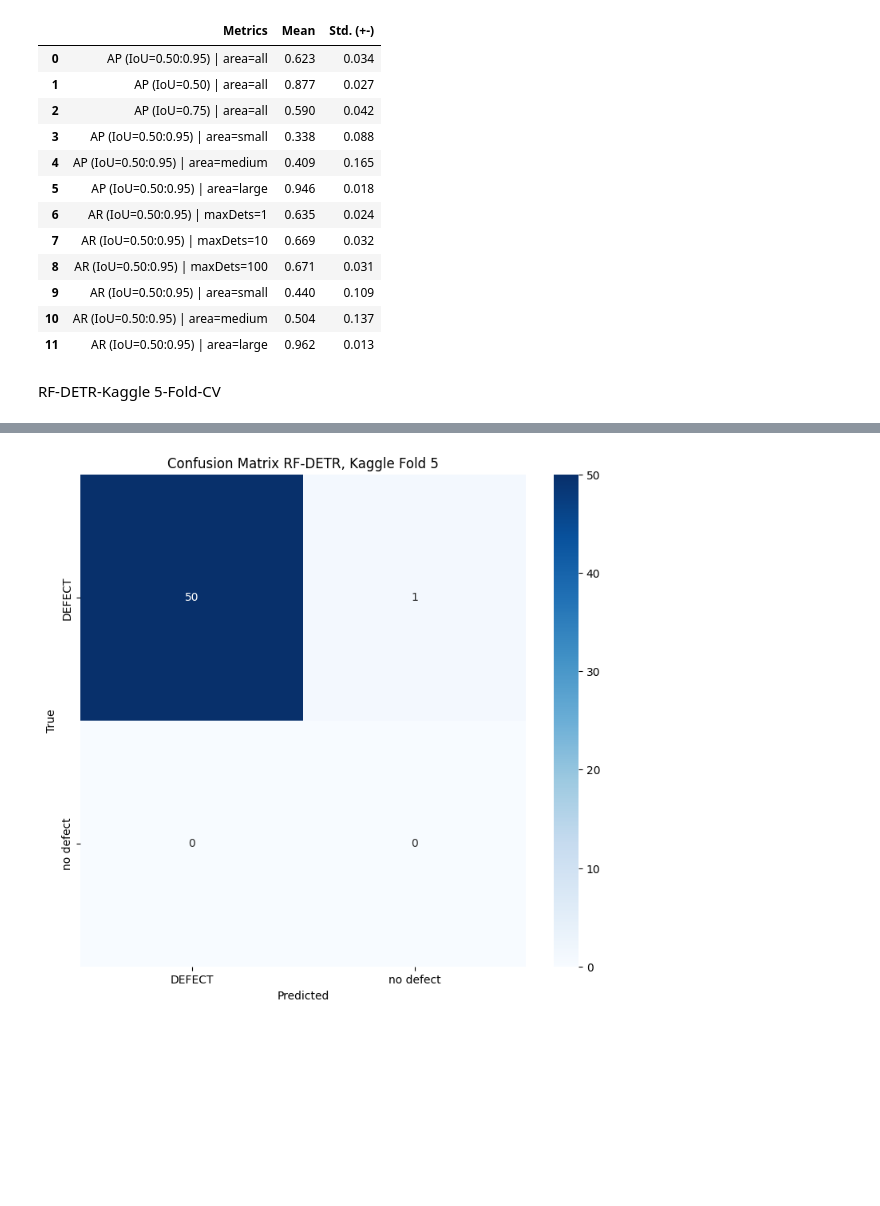
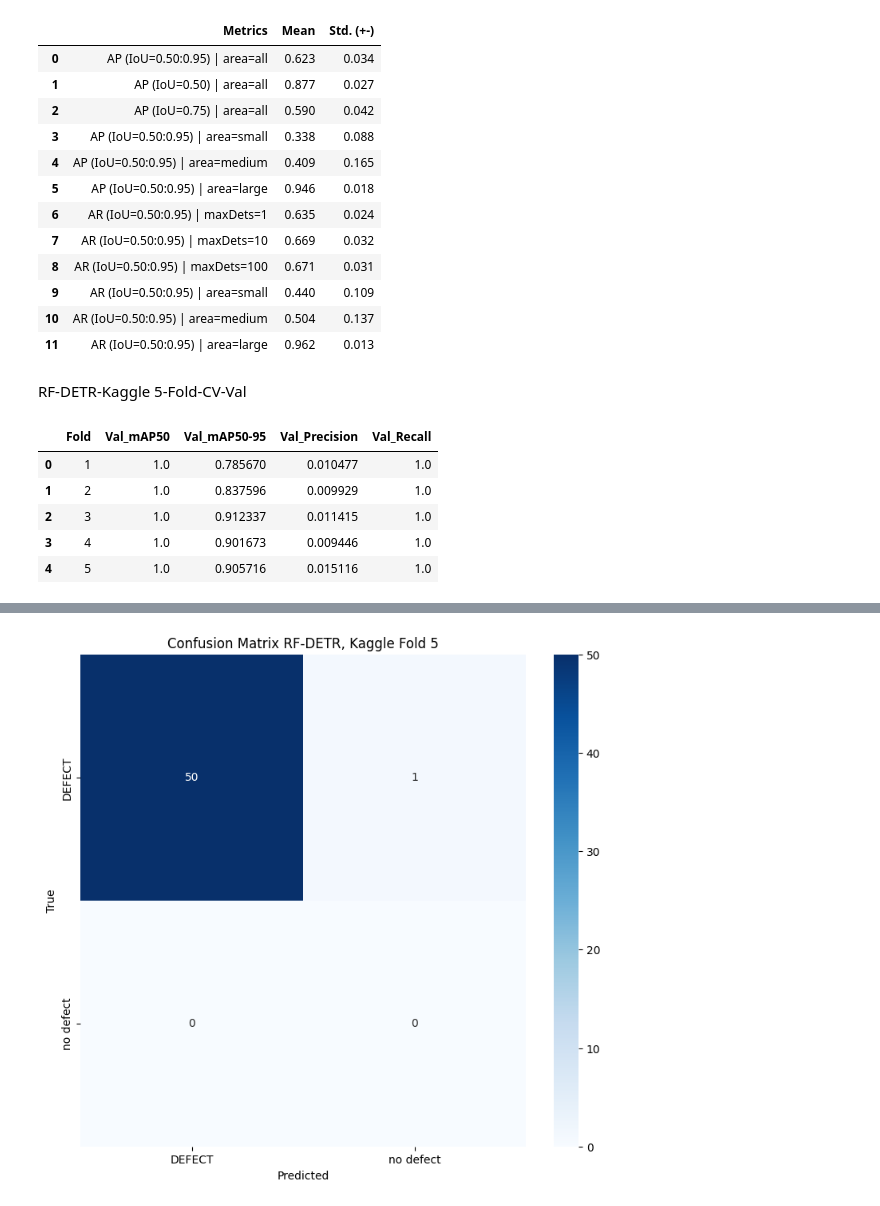
Before and after one commit to kekslol24/Glass-Defect-Detection-Evaluating-Object-Detection-Models, a Jupyter notebook: #Deployment/Code/resultsplotting.ipynb, the cells around one changed output, grey strips where cells are left out. Cells and saved outputs as stored; diff of their text form; code cells hidden in the pictures; blank space fills up the shorter version.

```diff
--- a/#Deployment/Code/resultsplotting.ipynb
+++ b/#Deployment/Code/resultsplotting.ipynb
@@ -468,4 +468,38 @@ df_results_rfdetr
 | 10 | AR (IoU=0.50:0.95) | area=medium | 0.504 | 0.137 |
 | 11 | AR (IoU=0.50:0.95) | area=large | 0.962 | 0.013 |
 # %% [markdown]
-RF-DETR-Kaggle 5-Fold-CV
+RF-DETR-Kaggle 5-Fold-CV-Val
+# %%
+import pandas as pd
+
+# Daten basierend auf dem Screenshot
+data_val = {
+    'Fold': [1, 2, 3, 4, 5],
+    # Validation Daten
+    'Val_mAP50': [1.0, 1.0, 1.0, 1.0, 1.0],
+    'Val_mAP50-95': [0.785670, 0.837596, 0.912337, 0.901673, 0.905716],
+    'Val_Precision': [0.010477, 0.009929, 0.011415, 0.009446, 0.015116],
+    'Val_Recall': [1.0, 1.0, 1.0, 1.0, 1.0],
+}
+
+
+# Erstellen des gesamten DataFrames
+df_val = pd.DataFrame(data_val)
+
+
+
+# Aufteilen in 'Val' und 'Test' (da keine 'Train' Daten im Bild sind)
+df_val = df_val[['Fold', 'Val_mAP50', 'Val_mAP50-95', 'Val_Precision', 'Val_Recall']].copy()
+
+num_cols_val = [col for col in df_val if col != "Fold"]
+
+# Ausgabe zur Überprüfung
+
+df_val.style.format("{:.3f}", subset=)
+# %% [output]
+|  | Fold | Val_mAP50 | Val_mAP50-95 | Val_Precision | Val_Recall |
+| 0 | 1 | 1.0 | 0.785670 | 0.010477 | 1.0 |
+| 1 | 2 | 1.0 | 0.837596 | 0.009929 | 1.0 |
+| 2 | 3 | 1.0 | 0.912337 | 0.011415 | 1.0 |
+| 3 | 4 | 1.0 | 0.901673 | 0.009446 | 1.0 |
+| 4 | 5 | 1.0 | 0.905716 | 0.015116 | 1.0 |
```
Also changed, not shown: parts of 2 cells of this notebook.
